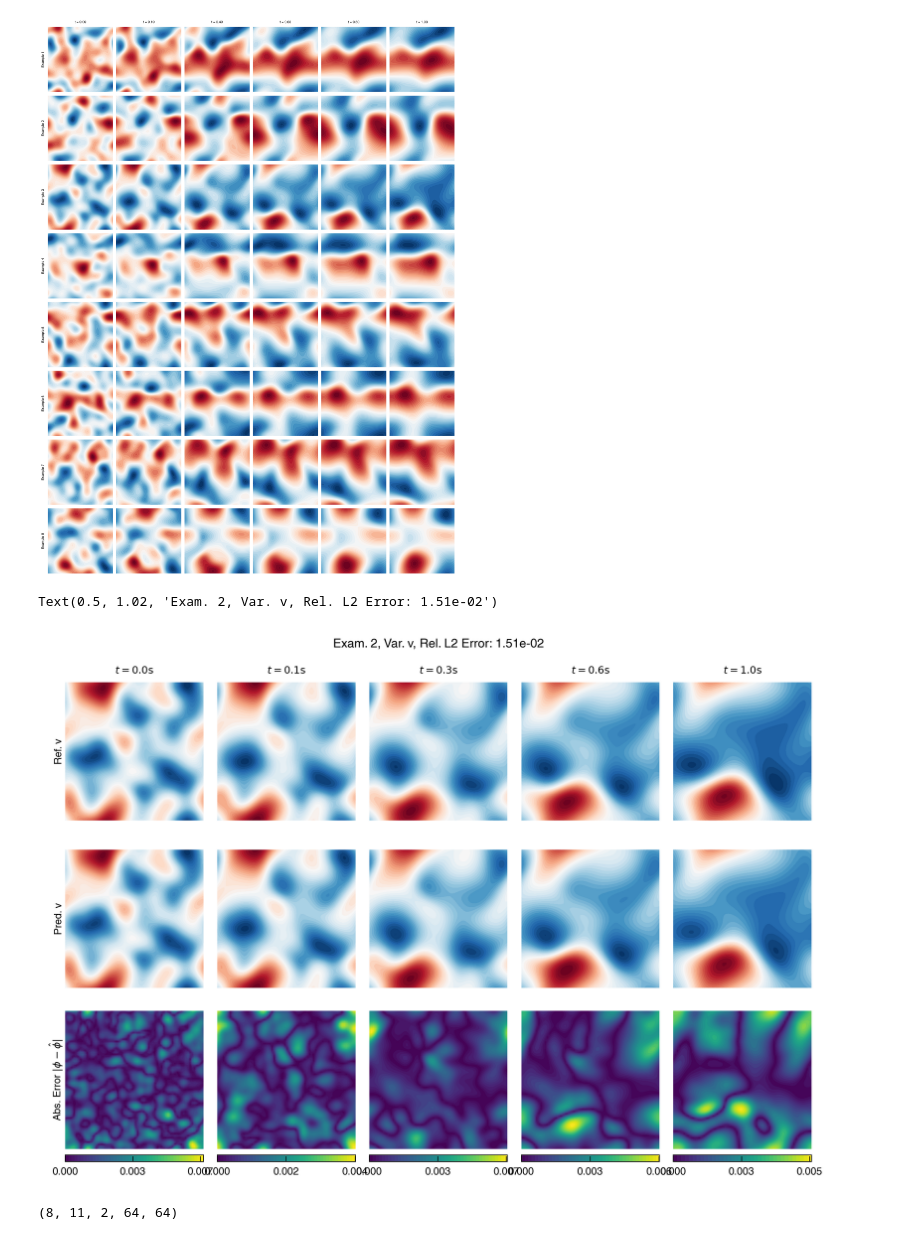
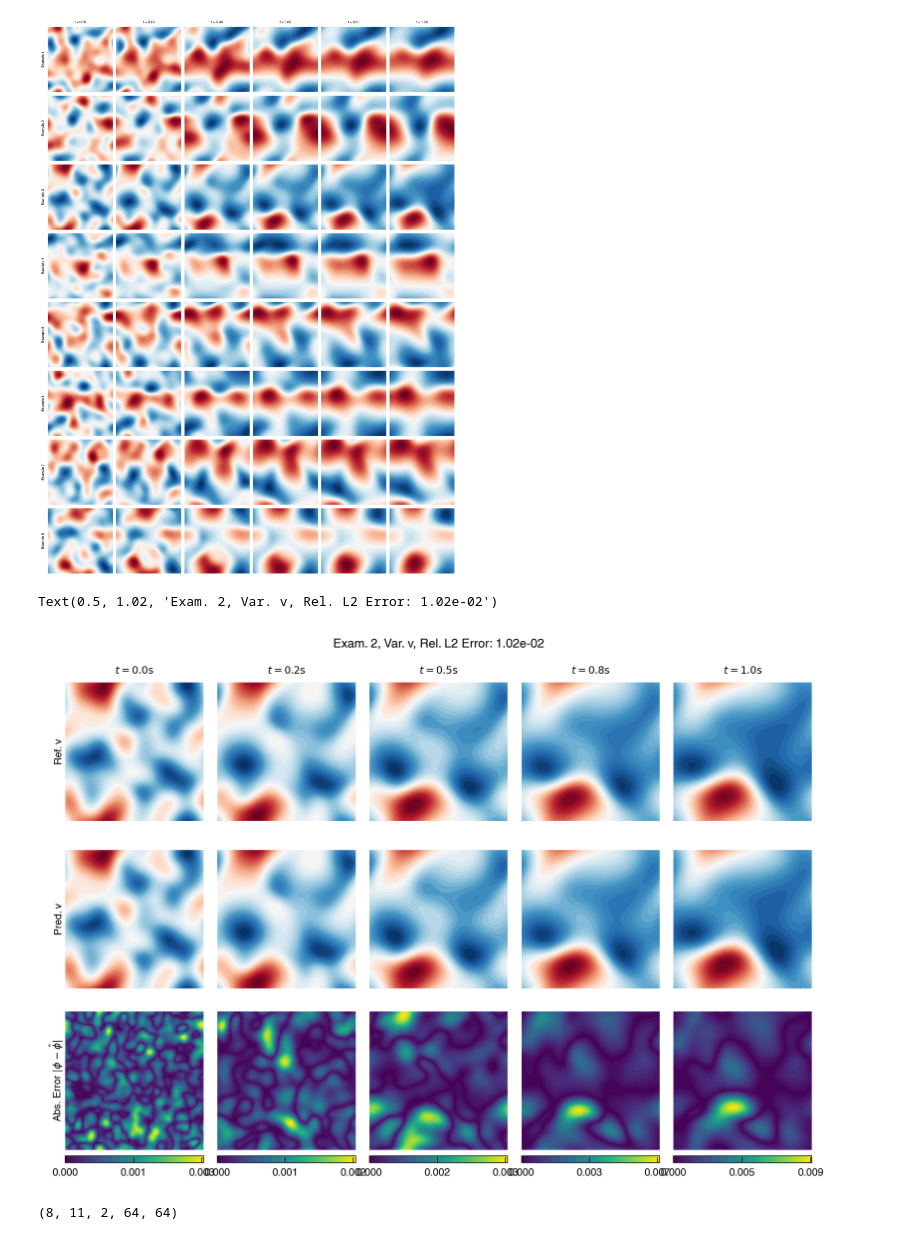
Before and after one commit to NanxiiChen/PI-CViT, a Jupyter notebook: burgers/eval.ipynb, the cells around one changed output. Saved outputs shown, nothing was run; the diff lists cells and outputs as text; code cells hidden in the pictures.

```diff
--- a/burgers/eval.ipynb
+++ b/burgers/eval.ipynb
@@ -93,12 +93,14 @@ model_skeleton = PeriodicCViT(
 # weight = "/root/autodl-tmp/tf-logs/burgers/cvit/baseline-0115/model_epoch_8000.eqx"
 # weight = "/root/autodl-tmp/tf-logs/burgers/cvit/baseline-0115-2/model_epoch_10000.eqx"
 # weight = "/root/autodl-tmp/tf-logs/burgers/cvit/patch_size4-emb_dim256-2gpu/model_epoch_14500.eqx"
-weight = "/root/autodl-tmp/tf-logs/burgers/cvit/sota-0115/model_epoch_10000.eqx"
+# weight = "/root/autodl-tmp/tf-logs/burgers/cvit/sota-0115/model_epoch_10000.eqx"
+weight = "/root/autodl-tmp/tf-logs/burgers/cvit/sota-0120/model_epoch_15000.eqx"
+# weight = "/root/autodl-tmp/tf-logs/burgers/cvit/no-film/model_epoch_5000.eqx"
 model = eqx.tree_deserialise_leaves(weight, model_skeleton)
 # %%
 data_dir = configs.data_dir
-# target_ts = configs.target_ts
-target_ts =[0.0, 0.1, 0.3, 0.6, 1.0]
+target_ts = configs.target_ts
+# target_ts =[0.0, 0.1, 0.3, 0.6, 1.0]
 Lc = configs.Lc
 Tc = configs.Tc
 data = jnp.load(f"{data_dir}/burgers_solutions.npz")
@@ -215,37 +217,37 @@ for i, tic in enumerate(target_ts):
         diff,
         levels=50,
         cmap="viridis",
     )
 
     if i == 0:
         ax.text(
             -0.01,
             0.5,
             r"Abs. Error $|\phi - \hat{\phi}|$",
             rotation=90,
             va="center",
             ha="right",
             transform=ax.transAxes,
         )
 
     colorbar = fig.colorbar(
         diff_cont, ax=ax, fraction=0.046, pad=0.04, orientation="horizontal",
         format="%.3f", ticks=jnp.linspace(0, jnp.max(diff), num=3)
     )
-    total_l2 = jnp.sqrt(jnp.sum((ref_sols - sols) ** 2, axis=(3, 4))) / jnp.sqrt(
-        jnp.sum(ref_sols**2, axis=(3, 4))
+    total_l2 = jnp.sqrt(jnp.sum((ref_sols - sols) ** 2, axis=(1, 3, 4))) / jnp.sqrt(
+        jnp.sum(ref_sols**2, axis=(1, 3, 4))
     )
     total_l2 = jnp.mean(total_l2)
     fig.subplots_adjust(
         left=0.03, right=0.97, top=0.95, bottom=0.03, hspace=0.1, wspace=0.1
     )
 fig.suptitle(
     f"Exam. {batch_th}, Var. {notation}, Rel. L2 Error: {total_l2:.2e}",
     y=1.02,
 )
 # %% [output]
-Text(0.5, 1.02, 'Exam. 2, Var. v, Rel. L2 Error: 1.51e-02')
+Text(0.5, 1.02, 'Exam. 2, Var. v, Rel. L2 Error: 1.02e-02')
-[figure, old version]
+[figure, new version]
 # %%
 # def compute_vorticity(u, v, kx, ky):
 #     """Compute vorticity from velocity field in the Fourier domain.
```
Also changed, not shown: parts of 2 cells of this notebook, 4 other files.
